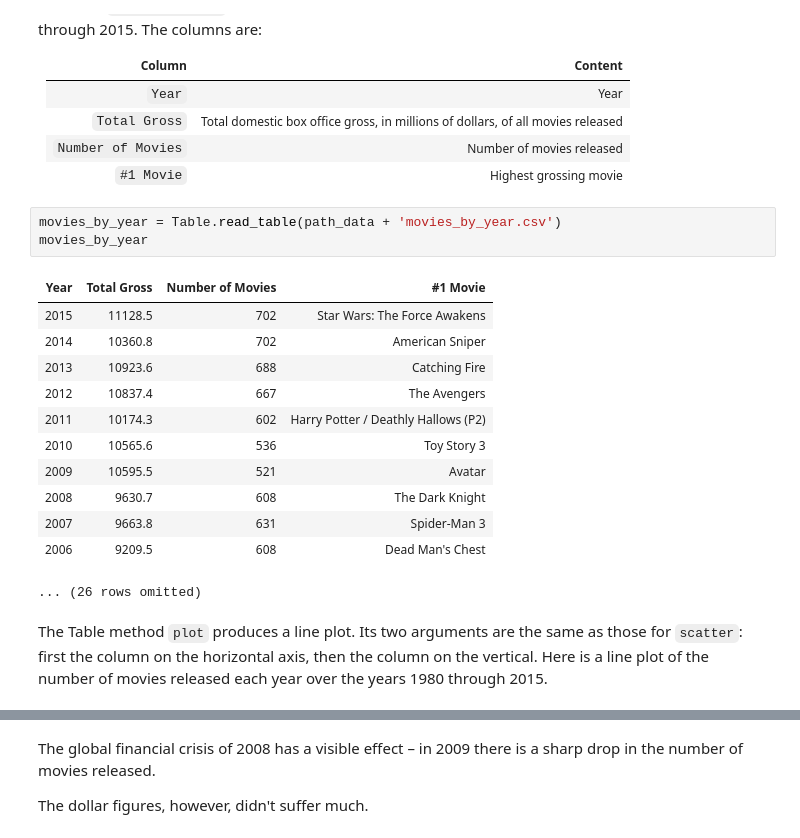
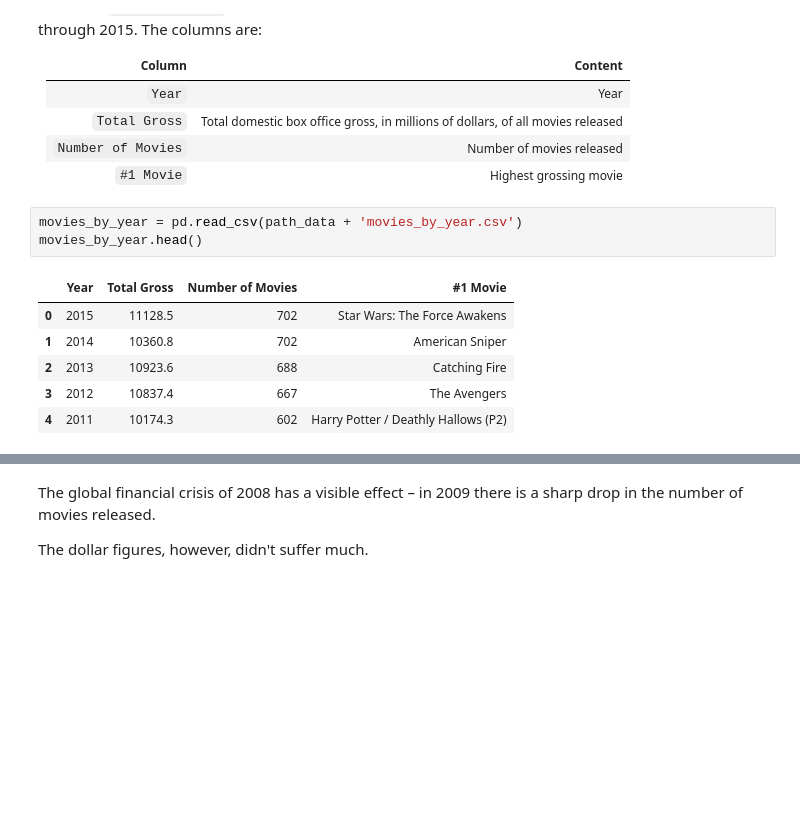
Before and after one commit to rtoddMMU/textbook, a Jupyter notebook: chapters/07/Visualization.ipynb, the cells around one changed output, grey strips where cells are left out. Cells and saved outputs as stored; diff of their text form; blank space fills up the shorter version.

Commit message:
through chap 7 section 2. Start in7/3

```diff
--- a/chapters/07/Visualization.ipynb
+++ b/chapters/07/Visualization.ipynb
@@ -137,20 +149,12 @@ The table `movies_by_year` contains data on movies produced by U.S. studios in e
 | `Number of Movies` | Number of movies released |
 | `#1 Movie` | Highest grossing movie |
 # %%
-movies_by_year = Table.read_table(path_data + 'movies_by_year.csv')
-movies_by_year
+movies_by_year = pd.read_csv(path_data + 'movies_by_year.csv')
+movies_by_year.head()
 # %% [output]
-| Year | Total Gross | Number of Movies | #1 Movie |
-| 2015 | 11128.5 | 702 | Star Wars: The Force Awakens |
-| 2014 | 10360.8 | 702 | American Sniper |
-| 2013 | 10923.6 | 688 | Catching Fire |
-| 2012 | 10837.4 | 667 | The Avengers |
-| 2011 | 10174.3 | 602 | Harry Potter / Deathly Hallows (P2) |
-| 2010 | 10565.6 | 536 | Toy Story 3 |
-| 2009 | 10595.5 | 521 | Avatar |
-| 2008 | 9630.7 | 608 | The Dark Knight |
-| 2007 | 9663.8 | 631 | Spider-Man 3 |
-| 2006 | 9209.5 | 608 | Dead Man's Chest |
+|  | Year | Total Gross | Number of Movies | #1 Movie |
+| 0 | 2015 | 11128.5 | 702 | Star Wars: The Force Awakens |
+| 1 | 2014 | 10360.8 | 702 | American Sniper |
+| 2 | 2013 | 10923.6 | 688 | Catching Fire |
+| 3 | 2012 | 10837.4 | 667 | The Avengers |
+| 4 | 2011 | 10174.3 | 602 | Harry Potter / Deathly Hallows (P2) |
-... (26 rows omitted)
-# %% [markdown]
-The Table method `plot` produces a line plot. Its two arguments are the same as those for `scatter`: first the column on the horizontal axis, then the column on the vertical. Here is a line plot of the number of movies released each year over the years 1980 through 2015.
```
Also changed, not shown: parts of 28 cells of this notebook, 7 other files.
